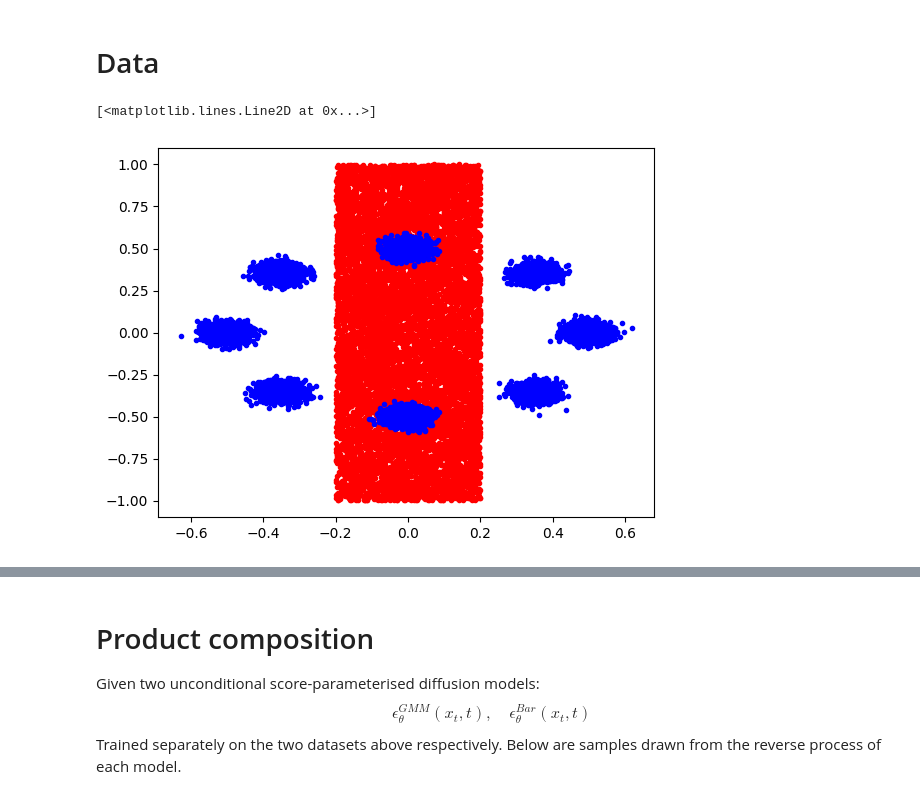
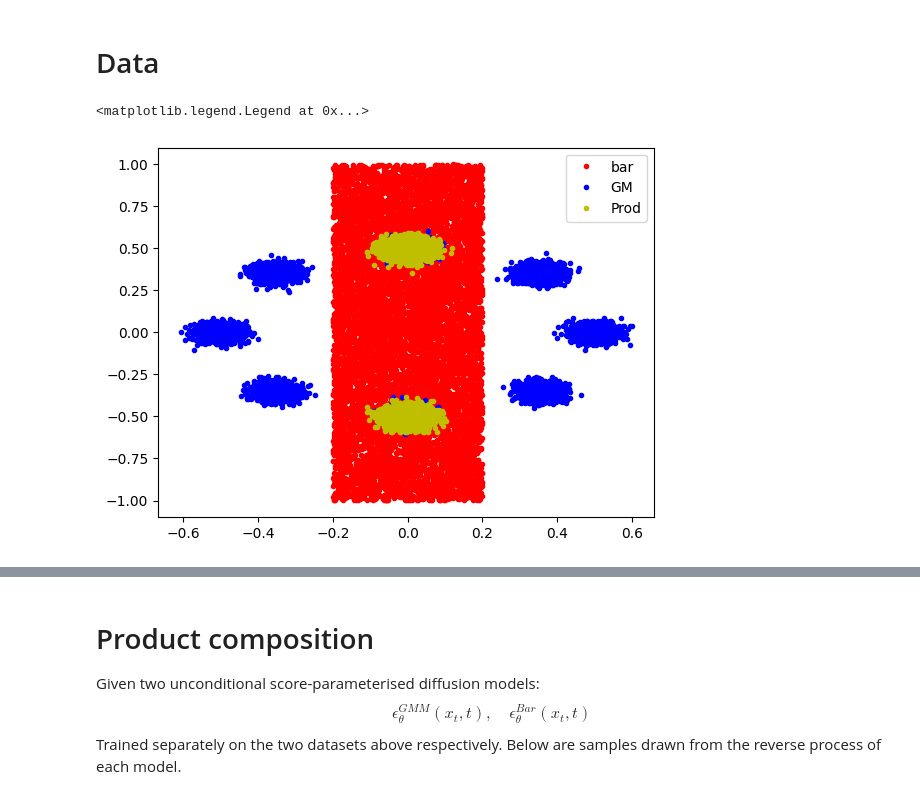
Before and after one commit to jackonelli/mcmc_corr_score_diffusion, a Jupyter notebook: nbs/2d_comp.ipynb, the cells around one changed output, grey strips where cells are left out. Saved outputs shown, nothing was run; the diff lists cells and outputs as text; code cells hidden in the pictures.

```diff
--- a/nbs/2d_comp.ipynb
+++ b/nbs/2d_comp.ipynb
@@ -15,17 +15,33 @@ The autoreload extension is already loaded. To reload it, use:
 # %%
 import numpy as np
 import torch as th
 from src.data.comp_2d import GmmRadial, Bar
 import matplotlib.pyplot as plt
+
+def sample_from_product(num_samples, gmm, bar):
+    """Dumb but correct (ancestral) sampling from product distribution"""
+    num_ok_samples = 0
+    factor = 4
+    while num_ok_samples < num_samples:
+        sample, _ = gmm.sample(factor*num_samples)
+        in_, out = bar.compute_support(sample)
+        num_ok_samples = in_.float().sum()
+        factor *=2
+    ok_samples = sample[in_]
+    return ok_samples[:num_samples]
+
 
 num_samples = 10_000
 gmm_data = GmmRadial(8)
 gmm_samples, _ = gmm_data.sample(num_samples)
 bar_data = Bar()
 bar_samples, _ = bar_data.sample(num_samples)
 
-plt.plot(bar_samples[:, 0], bar_samples[:, 1], 'r.')
-plt.plot(gmm_samples[:, 0], gmm_samples[:, 1], 'b.')
+prod_samples = sample_from_product(num_samples, gmm_data, bar_data)
+plt.plot(bar_samples[:, 0], bar_samples[:, 1], 'r.', label="bar")
+plt.plot(gmm_samples[:, 0], gmm_samples[:, 1], 'b.', label="GM")
+plt.plot(prod_samples[:, 0], prod_samples[:, 1], 'y.', label="Prod")
+plt.legend()
 # %% [output]
-[<matplotlib.lines.Line2D at 0x...>]
+<matplotlib.legend.Legend at 0x...>
-[figure, old version]
+[figure, new version]
```
Also changed, not shown: parts of 10 cells of this notebook, 6 other files.
